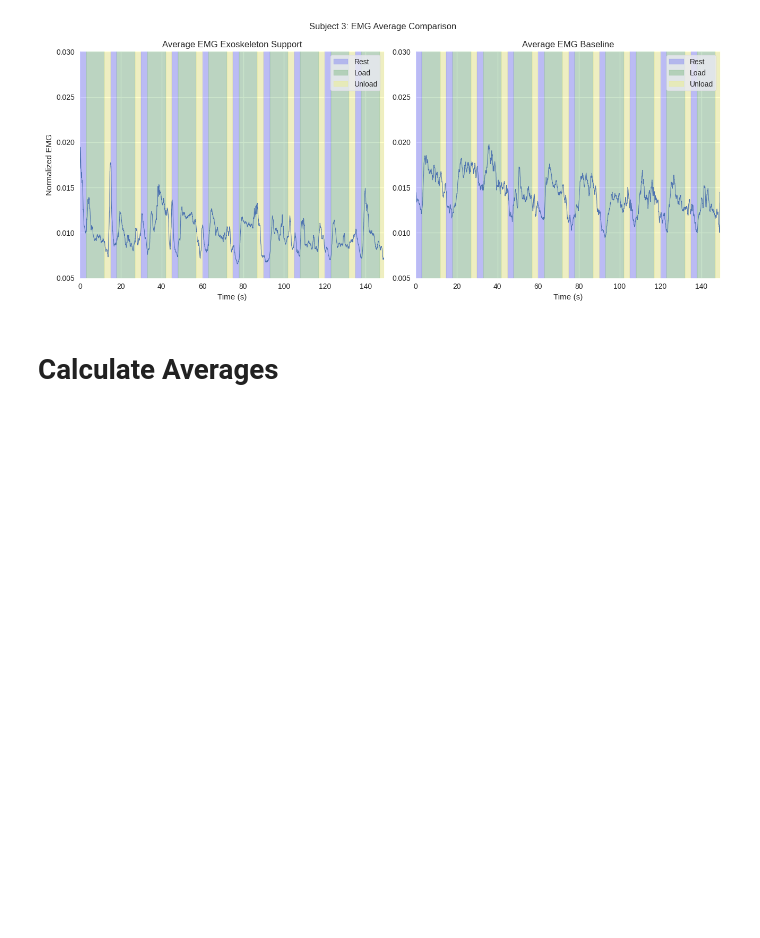
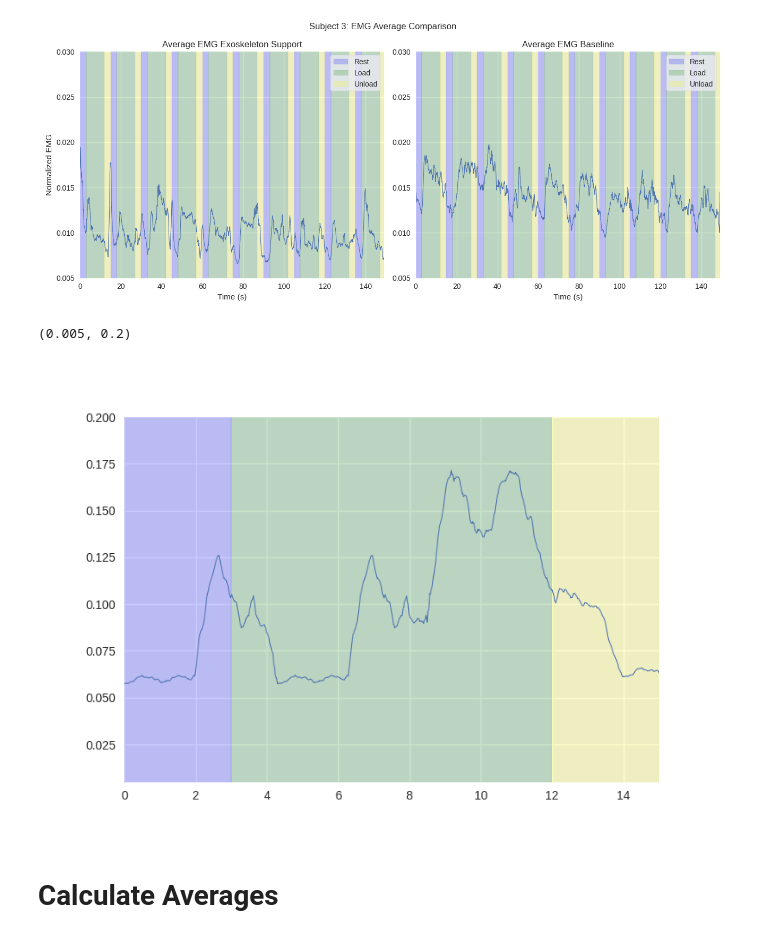
Before and after one commit to Cyberjin7/master_thesis, a Jupyter notebook: analysis/unloading_analysis_clean.ipynb, the cells around one changed output. Saved outputs shown, nothing was run; the diff lists cells and outputs as text; code cells hidden in the pictures; blank space fills up the shorter version.

Commit message:
Block Average Code

```diff
--- a/analysis/unloading_analysis_clean.ipynb
+++ b/analysis/unloading_analysis_clean.ipynb
@@ -287,3 +314,16 @@ plt.tight_layout()
 # figure.set_figheight()
 # %% [output]
 [figure]
+# %%
+def compute_RMS(data, window_length):
+    try:
+        data_array = data.to_numpy()
+    except AttributeError:
+        data_array = data
+    rms_emg = np.zeros(data_array.size - window_length)
+    # rms_emg = []
+    for i in range(data_array.size - window_length):
+        window = data_array[i: i + window_length]
+        # rms_emg.append(np.sqrt(np.mean(np.square(window))))
+        rms_emg[i] = np.sqrt(np.mean(np.square(window)))
+    return rms_emg
@@ -290,3 +387,35 @@ plt.tight_layout()
+# %%
+i = 0
+rest_stack, load_stack, unload_stack = calculate_average_trial(trial_type_dflist[i], trial_emg_dflist[i], mvc_max)
+
+rest_avg = np.mean(rest_stack, axis=0)
+rest_var = np.var(rest_stack, axis=0)
+
+load_avg = np.mean(load_stack, axis=0)
+load_var = np.var(load_stack, axis=0)
+
+unload_avg = np.mean(unload_stack, axis=0)
+unload_var = np.var(unload_stack, axis=0)
+
+loading_time = 9 # 6
+unloading_time = 3
+resting_time = 3 # 5
+
+plt.close('all')
+figure, axis = plt.subplots()
+emg_sequence = compute_RMS(np.concatenate((rest_avg, load_avg, unload_avg)), window_length)
+time = np.linspace(0, loading_time + unloading_time + resting_time, emg_sequence.size)
+axis.plot(time, emg_sequence, linewidth=0.75)
+
+axis.fill_between([0, resting_time], 0, 1, alpha=0.2, color='blue', label='Rest')
+axis.fill_between([resting_time, resting_time+loading_time], 0, 1, alpha=0.2, color='green', label='Load')
+axis.fill_between([resting_time+loading_time, resting_time+loading_time+unloading_time], 0, 1, alpha=0.2, color='yellow', label='Unload')
+
+axis.set_xlim([0, loading_time + unloading_time + resting_time])
+axis.set_ylim([ymin, ymax])
+# %% [output]
+(0.005, 0.2)
+[figure, added]
 # %% [markdown]
 # Calculate Averages
 # %% [markdown]
```
Also changed, not shown: parts of 10 cells of this notebook, 1 other file.
